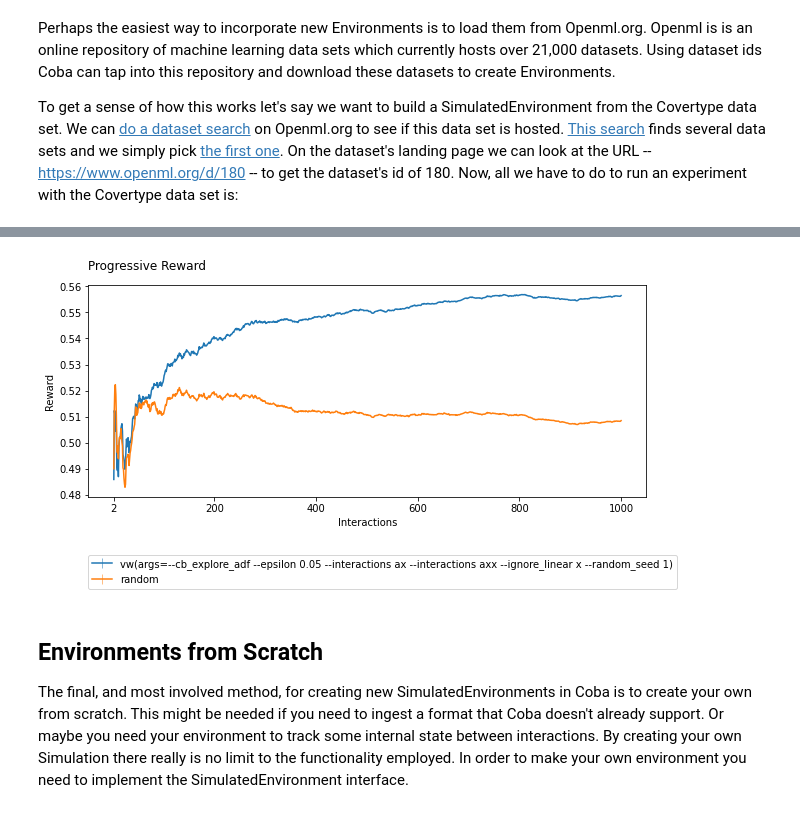
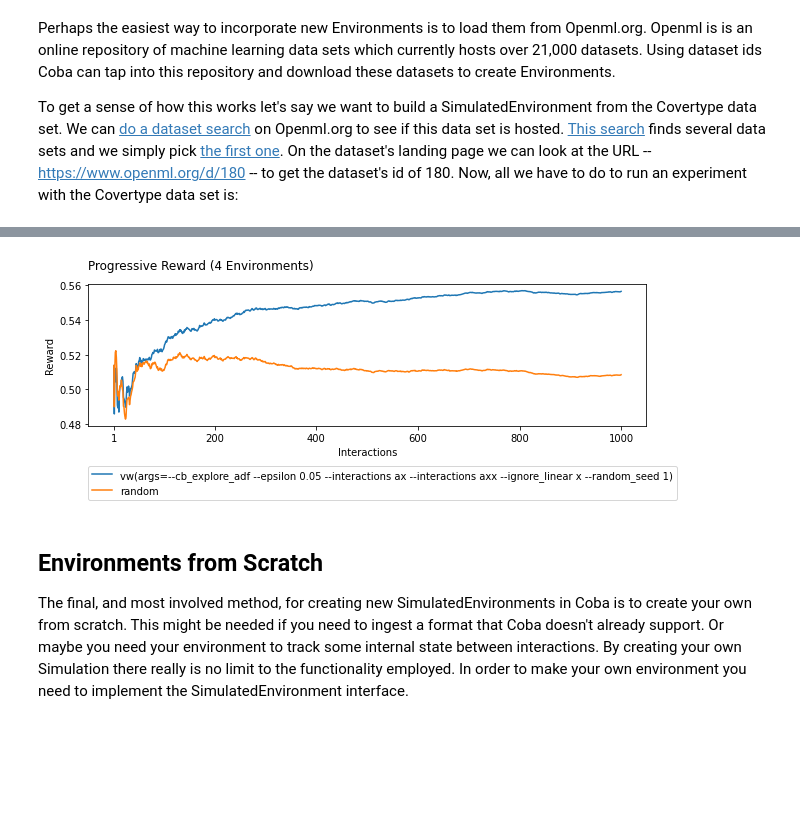
Before and after one commit to VowpalWabbit/coba, a Jupyter notebook: examples/notebooks/Environments.ipynb, the cells around one changed output, grey strips where cells are left out. Cells and saved outputs as stored; diff of their text form; code cells hidden in the pictures; blank space fills up the shorter version.

```diff
--- a/examples/notebooks/Environments.ipynb
+++ b/examples/notebooks/Environments.ipynb
@@ -95,5 +104,5 @@ def rewards(index: int, context: Context, action: Action) -> float:
 
 environments = Environments([LambdaSimulation(n_interactions, context, actions, rewards)]).shuffle([1,2,3,4])
 
-Experiment(environments, [VowpalEpsilonLearner(),RandomLearner()]).evaluate().plot_learners(sort='id')
+Experiment(environments, [VowpalEpsilonLearner(),RandomLearner()]).run().plot_learners()
 # %% [output]
@@ -120,4 +129,4 @@ Experiment(environments, [VowpalEpsilonLearner(),RandomLearner()]).evaluate().pl
-[figure, old version]
+[figure, new version]
 # %% [markdown]
 ## Environments from Scratch
 
```
Also changed, not shown: parts of 6 cells of this notebook, 5 other files.
